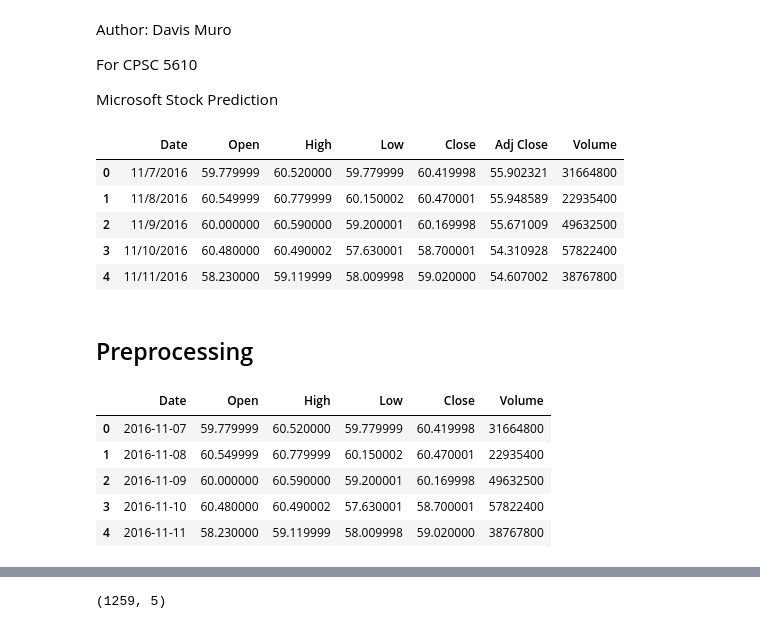
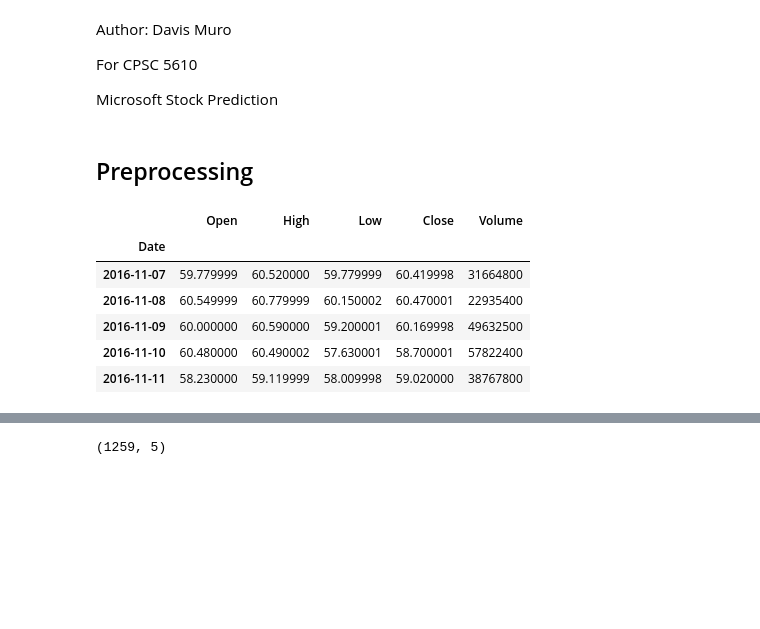
Before and after one commit to DavisRayM/msft-stock-prediction, a Jupyter notebook: msft-prediction.ipynb, the cells around one changed output, grey strips where cells are left out. Drawn from its saved outputs; the diff is of its cells as text; code cells hidden in the pictures; blank space fills up the shorter version.

```diff
--- a/msft-prediction.ipynb
+++ b/msft-prediction.ipynb
@@ -16,33 +22,23 @@ import matplotlib.pyplot as plt
 # %%
 np.random.seed(25)
 tf.random.set_seed(25)
-# %%
-df = pd.read_csv('data/MSFT.csv')
-df.head(5)
-# %% [output]
-|  | Date | Open | High | Low | Close | Adj Close | Volume |
-| 0 | 11/7/2016 | 59.779999 | 60.520000 | 59.779999 | 60.419998 | 55.902321 | 31664800 |
-| 1 | 11/8/2016 | 60.549999 | 60.779999 | 60.150002 | 60.470001 | 55.948589 | 22935400 |
-| 2 | 11/9/2016 | 60.000000 | 60.590000 | 59.200001 | 60.169998 | 55.671009 | 49632500 |
-| 3 | 11/10/2016 | 60.480000 | 60.490002 | 57.630001 | 58.700001 | 54.310928 | 57822400 |
-| 4 | 11/11/2016 | 58.230000 | 59.119999 | 58.009998 | 59.020000 | 54.607002 | 38767800 |
 # %% [markdown]
 ## Preprocessing
 # %%
-# Convert `Date` to `DateTime`
-df['Date'] = pd.to_datetime(df['Date'])
+df = pd.read_csv('data/MSFT.csv', parse_dates=['Date'], index_col='Date')
 
 # Sort dataframe by `Date` (Ascending)
-df.sort_values(by='Date', inplace=True, ascending=True)
+df.sort_index(inplace=True)
 
 # Drop Adj Close
 df.drop(columns=['Adj Close'], inplace=True)
 
 df.head(5)
 # %% [output]
-|  | Date | Open | High | Low | Close | Volume |
-| 0 | 2016-11-07 | 59.779999 | 60.520000 | 59.779999 | 60.419998 | 31664800 |
-| 1 | 2016-11-08 | 60.549999 | 60.779999 | 60.150002 | 60.470001 | 22935400 |
-| 2 | 2016-11-09 | 60.000000 | 60.590000 | 59.200001 | 60.169998 | 49632500 |
-| 3 | 2016-11-10 | 60.480000 | 60.490002 | 57.630001 | 58.700001 | 57822400 |
-| 4 | 2016-11-11 | 58.230000 | 59.119999 | 58.009998 | 59.020000 | 38767800 |
+|  | Open | High | Low | Close | Volume |
+| Date |  |  |  |  |  |
+| 2016-11-07 | 59.779999 | 60.520000 | 59.779999 | 60.419998 | 31664800 |
+| 2016-11-08 | 60.549999 | 60.779999 | 60.150002 | 60.470001 | 22935400 |
+| 2016-11-09 | 60.000000 | 60.590000 | 59.200001 | 60.169998 | 49632500 |
+| 2016-11-10 | 60.480000 | 60.490002 | 57.630001 | 58.700001 | 57822400 |
+| 2016-11-11 | 58.230000 | 59.119999 | 58.009998 | 59.020000 | 38767800 |
```
Also changed, not shown: parts of 45 cells of this notebook.
